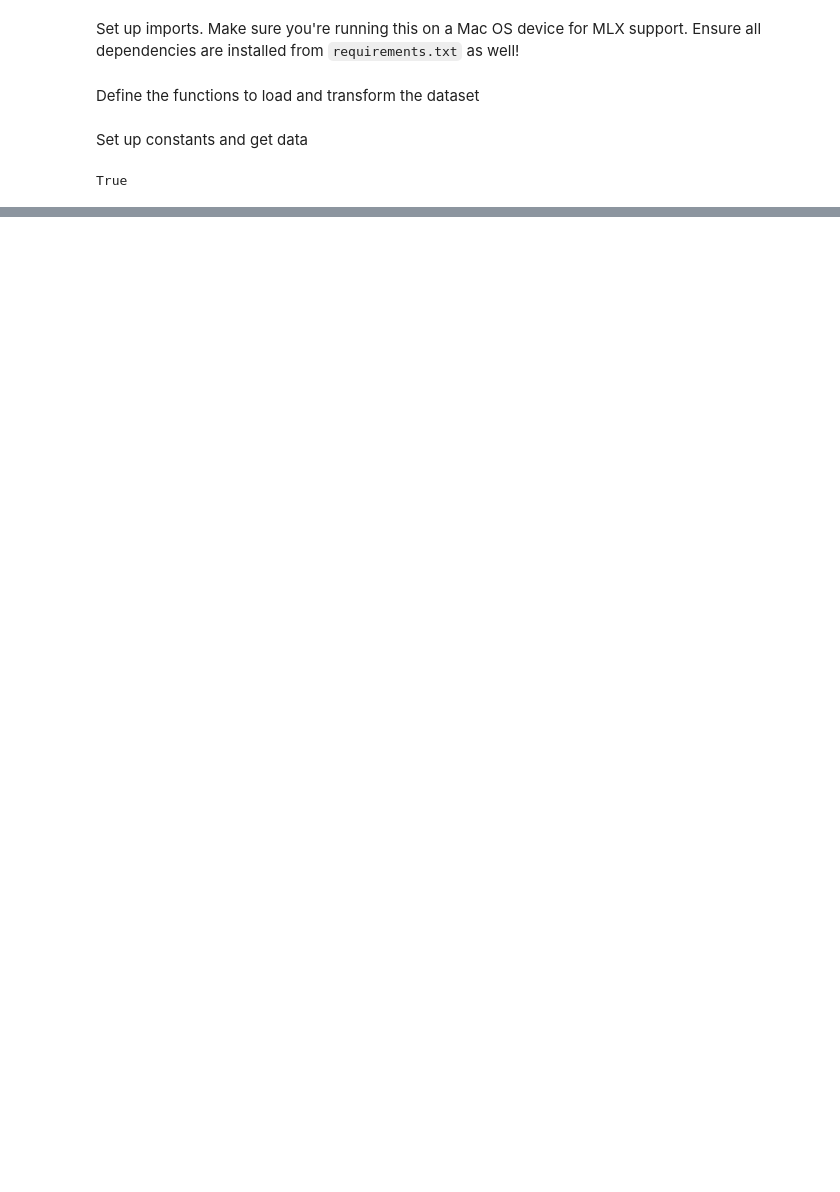
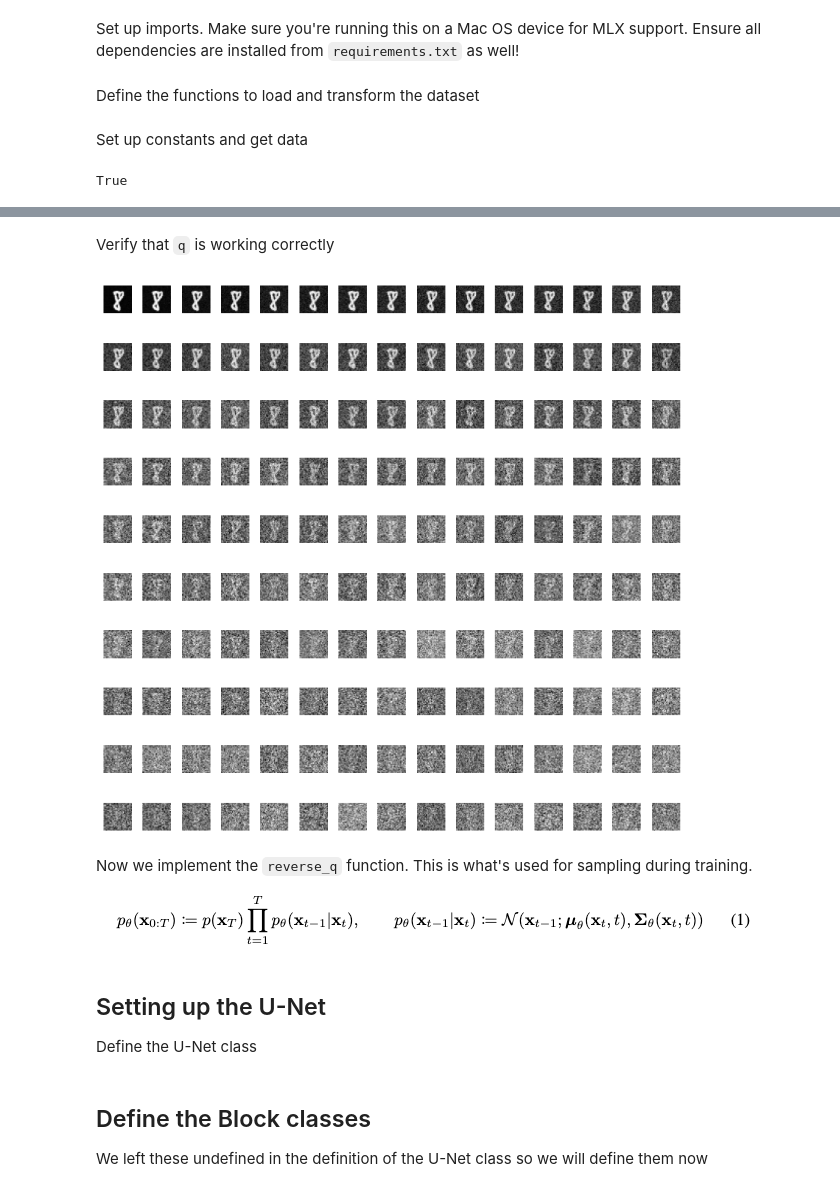
Before and after one commit to dzur658/mlx-unet, a Jupyter notebook: mlx_unet.ipynb, the cells around one changed output, grey strips where cells are left out. Drawn from its saved outputs; the diff is of its cells as text; code cells hidden in the pictures; blank space fills up the shorter version.

Commit message:
Added basic u-net training and set up

```diff
--- a/mlx_unet.ipynb
+++ b/mlx_unet.ipynb
@@ -69,0 +92,9 @@ True
+# %%
+a = 1.0 - B
+a_bar = mx.cumprod(a, axis=0)
+sqrt_a_bar = mx.sqrt(a_bar)
+sqrt_one_minus_a_bar = mx.sqrt(1.0 - a_bar)
+
+# Reverse q / diffusion variables
+sqrt_a_inv = mx.sqrt(1.0 / a)
+pred_noise_coeff = (1.0 - a) / mx.sqrt(1.0 - a_bar)
@@ -69,0 +106,42 @@ True
+# %%
+def q(x_0, t):
+    t = mx.array(t, dtype=mx.int64)
+    # gaussian noise
+    noise = mx.random.normal(shape=x_0.shape, dtype=x_0.dtype)
+
+    sqrt_a_bar_t = sqrt_a_bar[t, None, None, None]
+    sqrt_one_minus_a_bar_t = sqrt_one_minus_a_bar[t, None, None, None]
+
+    # add "faded" version of image + noise together
+    x_t = sqrt_a_bar_t * x_0 + sqrt_one_minus_a_bar_t * noise
+    return x_t, noise
+# %% [markdown]
+Verify that `q` is working correctly
+# %%
+plt.figure(figsize=(8, 8))
+batch = next(iter(train_loader))
+
+# Take the first image from the batch and copy it into an MLX array
+x_0 = mx.array(batch["image"][:1])
+
+# keeps track of our corrupted images
+xs = []
+
+# T represents the total amount of "corruption" steps
+for t in range(T):
+    t_tensor = mx.array([t], dtype=mx.int64)
+    x_t, _ = q(x_0, t_tensor)
+    img = np.array(mx.squeeze(x_t[0]))
+    xs.append(img)
+    ax = plt.subplot(nrows, ncols, t + 1)
+    ax.axis("off")
+    plt.imshow(img, cmap="gray")
+
+plt.tight_layout()
+plt.show()
+# %% [output]
+[figure, added]
+# %% [markdown]
+Now we implement the `reverse_q` function. This is what's used for sampling during training.
+
+![image.png](attachment:image.png)
@@ -69,0 +164,4 @@ True
+# %% [markdown]
+## Setting up the U-Net
+
+Define the U-Net class
@@ -69,0 +260,4 @@ True
+# %% [markdown]
+## Define the Block classes
+
+We left these undefined in the definition of the U-Net class so we will define them now
```
Also changed, not shown: parts of 25 cells of this notebook.
